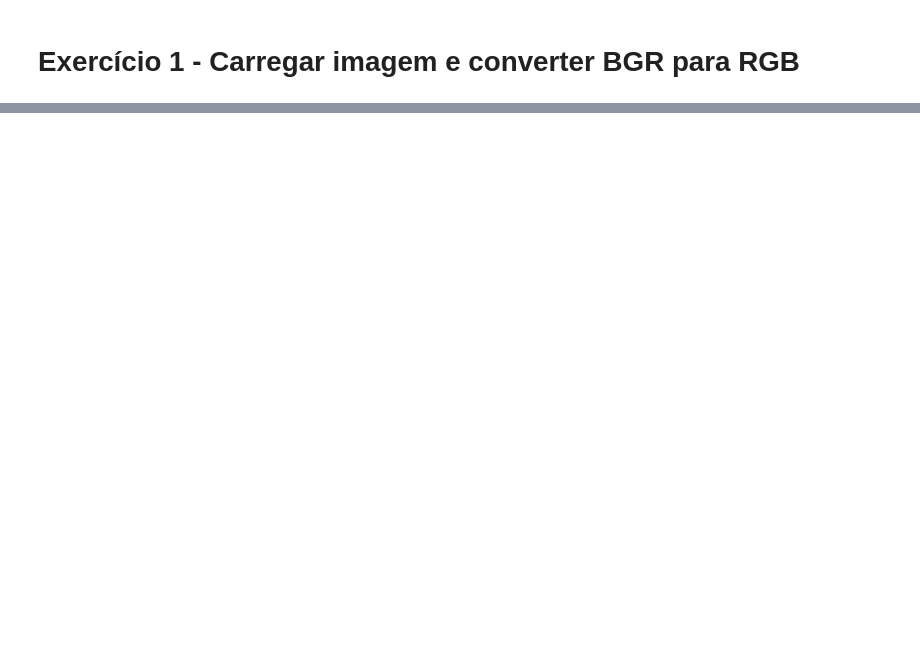
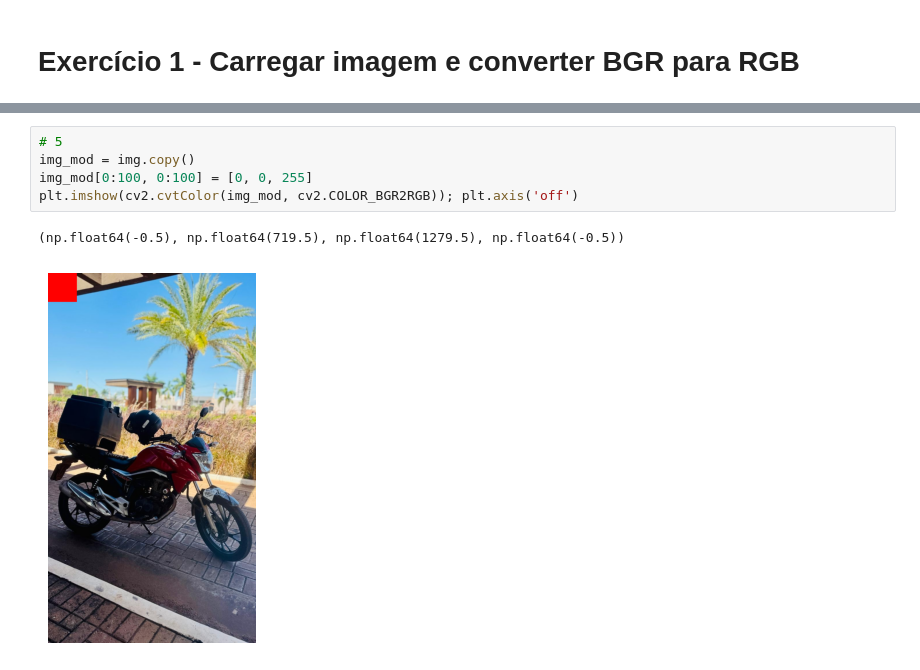
Before and after one commit to 001986josevaldo/avaliacao-processamento-imagem, a Jupyter notebook: avaliacao.ipynb, the cells around one changed output, grey strips where cells are left out. Cells and saved outputs as stored; diff of their text form; blank space fills up the shorter version.

```diff
--- a/avaliacao.ipynb
+++ b/avaliacao.ipynb
@@ -53,0 +74,8 @@ plt.axis('off')
+# %%
+# 5
+img_mod = img.copy()
+img_mod[0:100, 0:100] = [0, 0, 255]
+plt.imshow(cv2.cvtColor(img_mod, cv2.COLOR_BGR2RGB)); plt.axis('off')
+# %% [output]
+(np.float64(-0.5), np.float64(719.5), np.float64(1279.5), np.float64(-0.5))
+[figure, added]
```
Also changed, not shown: parts of 9 cells of this notebook.
